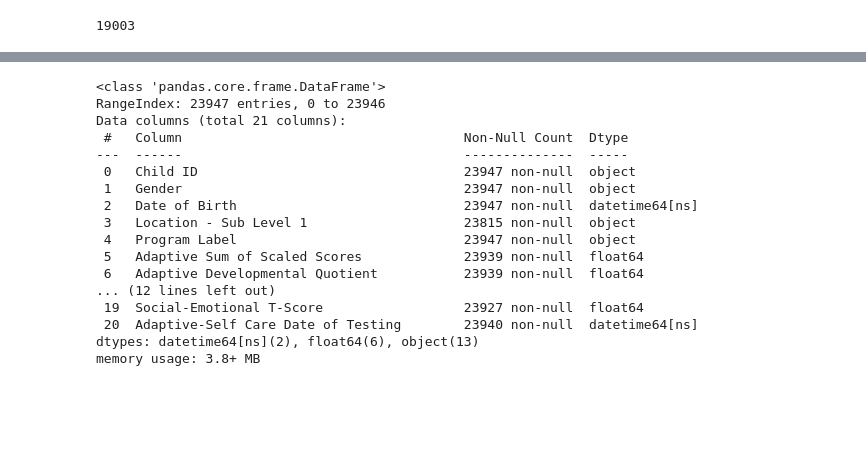
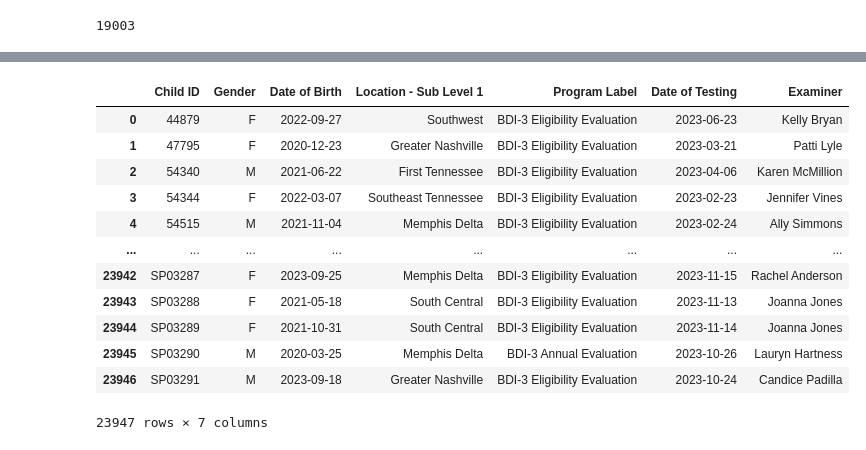
Before and after one commit to NSS-Data-Analytics-Cohort-10/teis-labracoders, a Jupyter notebook: notebooks/teis_eda.ipynb, the cells around one changed output, grey strips where cells are left out. Saved outputs shown, nothing was run; the diff lists cells and outputs as text; code cells hidden in the pictures; blank space fills up the shorter version.

```diff
--- a/notebooks/teis_eda.ipynb
+++ b/notebooks/teis_eda.ipynb
@@ -142,20 +143,20 @@ adaptive_df.head(20)
-# %%
-adaptive_df.info()
-# %% [output]
-<class 'pandas.core.frame.DataFrame'>
-RangeIndex: 23947 entries, 0 to 23946
-Data columns (total 21 columns):
- #   Column                                    Non-Null Count  Dtype
----  ------                                    --------------  -----
- 0   Child ID                                  23947 non-null  object
- 1   Gender                                    23947 non-null  object
- 2   Date of Birth                             23947 non-null  datetime64[ns]
- 3   Location - Sub Level 1                    23815 non-null  object
- 4   Program Label                             23947 non-null  object
- 5   Adaptive Sum of Scaled Scores             23939 non-null  float64
- 6   Adaptive Developmental Quotient           23939 non-null  float64
-... (12 lines left out)
- 19  Social-Emotional T-Score                  23927 non-null  float64
- 20  Adaptive-Self Care Date of Testing        23940 non-null  datetime64[ns]
-dtypes: datetime64[ns](2), float64(6), object(13)
-memory usage: 3.8+ MB
+# %%
+# General info df with child info, date of testing, & examiner
+general = bdi_df.iloc[:, :5]
+general['Date of Testing'] = bdi_df['Adaptive-Self Care Date of Testing']
+general['Examiner'] = bdi_df['Adaptive-Self Care Examiner']
+general
+# %% [output]
+|  | Child ID | Gender | Date of Birth | Location - Sub Level 1 | Program Label | Date of Testing | Examiner |
+| 0 | 44879 | F | 2022-09-27 | Southwest | BDI-3 Eligibility Evaluation | 2023-06-23 | Kelly Bryan |
+| 1 | 47795 | F | 2020-12-23 | Greater Nashville | BDI-3 Eligibility Evaluation | 2023-03-21 | Patti Lyle |
+| 2 | 54340 | M | 2021-06-22 | First Tennessee | BDI-3 Eligibility Evaluation | 2023-04-06 | Karen McMillion |
+| 3 | 54344 | F | 2022-03-07 | Southeast Tennessee | BDI-3 Eligibility Evaluation | 2023-02-23 | Jennifer Vines |
+| 4 | 54515 | M | 2021-11-04 | Memphis Delta | BDI-3 Eligibility Evaluation | 2023-02-24 | Ally Simmons |
+| ... | ... | ... | ... | ... | ... | ... | ... |
+| 23942 | SP03287 | F | 2023-09-25 | Memphis Delta | BDI-3 Eligibility Evaluation | 2023-11-15 | Rachel Anderson |
+| 23943 | SP03288 | F | 2021-05-18 | South Central | BDI-3 Eligibility Evaluation | 2023-11-13 | Joanna Jones |
+| 23944 | SP03289 | F | 2021-10-31 | South Central | BDI-3 Eligibility Evaluation | 2023-11-14 | Joanna Jones |
+| 23945 | SP03290 | M | 2020-03-25 | Memphis Delta | BDI-3 Annual Evaluation | 2023-10-26 | Lauryn Hartness |
+| 23946 | SP03291 | M | 2023-09-18 | Greater Nashville | BDI-3 Eligibility Evaluation | 2023-10-24 | Candice Padilla |
+23947 rows × 7 columns
```
Also changed, not shown: parts of 7 cells of this notebook.
